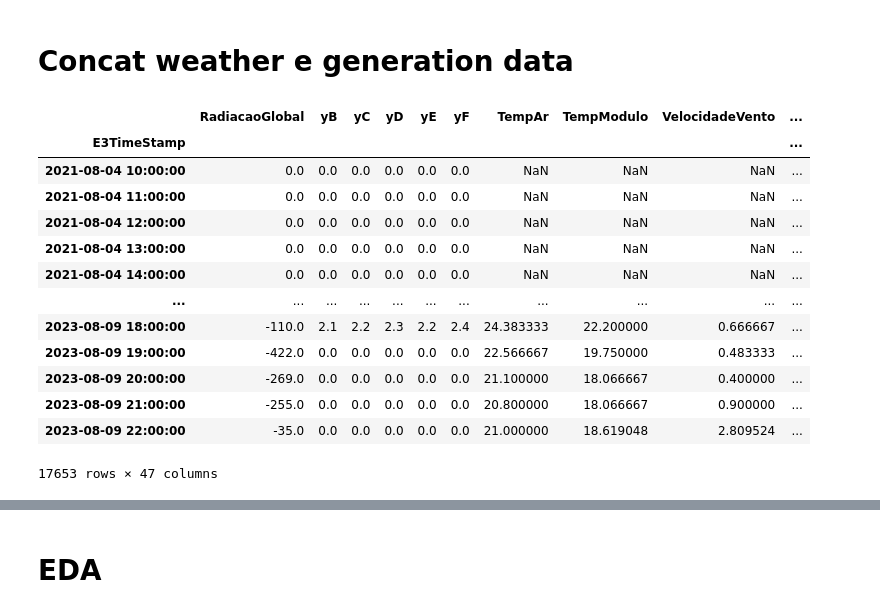
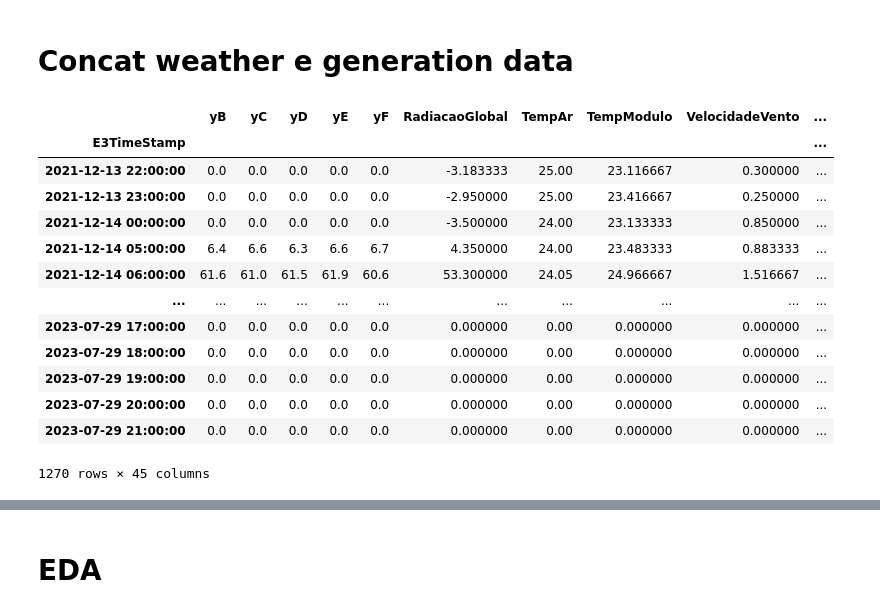
Before and after one commit to luisfernandoagottani/doctorade, a Jupyter notebook: notebooks/loanda/model_training.ipynb, the cells around one changed output, grey strips where cells are left out. Saved outputs shown, nothing was run; the diff lists cells and outputs as text; code cells hidden in the pictures.

```diff
--- a/notebooks/loanda/model_training.ipynb
+++ b/notebooks/loanda/model_training.ipynb
@@ -72,0 +262,3 @@ df = df[~(df['yF'].isna())]
+# %%
+df_hora = pd.concat([df_hora_soma,df_hora_media], axis = 1)
+df_hora
@@ -72,0 +287,19 @@ df = df[~(df['yF'].isna())]
+# %%
+try:
+  df_hora = df_hora.set_index('E3TimeStamp')
+except:
+  pass
+
+df_descricao = pd.DataFrame()
+
+df_descricao['No_None_Values_Count'] = round(df_hora.apply(lambda x: x.count()),2)
+df_descricao['None_Values_Count'] = round(df_hora.apply(lambda x: x.isnull().sum()),2)
+df_descricao['Zeroes_Values_Count'] = round(df_hora.apply(lambda x: (x == 0).sum()),2)
+df_descricao['Min_Values'] = round(df_hora.apply(lambda x: x.min()),2)
+df_descricao['Max_Values'] = round(df_hora.apply(lambda x: x.max()),2)
+df_descricao['Mean_Values'] = round(df_hora.apply(lambda x: x.mean()),2)
+df_descricao['Std_Values'] = round(df_hora.apply(lambda x: x.std()),2)
+df_descricao['Sum of Values'] = round(df_hora.apply(lambda x: x.sum()),0)
+df_descricao['Min_Date'] = df_hora.index.min()
+df_descricao['Max_Date'] = df_hora.index.max()
+df_descricao
@@ -289,7 +351,7 @@ df_generation_hour
 # %% [markdown]
 # Concat weather e generation data
 # %%
-df_generation_hour = df_generation_hour.reset_index()
-df_generation_hour['time_join_generation'] = df_generation_hour['E3TimeStamp'].dt.date.astype(str) +' '+ df_generation_hour['E3TimeStamp'].dt.hour.astype(str)
+df_hora = df_hora.reset_index()
+df_hora['time_join_generation'] = df_hora['E3TimeStamp'].dt.date.astype(str) +' '+ df_hora['E3TimeStamp'].dt.hour.astype(str)
 df_weather['time_in_iso8601'] = pd.to_datetime(df_weather['time_in_iso8601'], format='ISO8601')
 df_weather['time_join_generation'] = df_weather['time_in_iso8601'].dt.date.astype(str) +' '+ df_weather['time_in_iso8601'].dt.hour.astype(str)
@@ -298,17 +358,28 @@ df = df_generation_hour.merge(df_weather,how='left',on = 'time_join_generation')
-# %%
-df
-# %% [output]
-|  | RadiacaoGlobal | yB | yC | yD | yE | yF | TempAr | TempModulo | VelocidadeVento | ... |
-| E3TimeStamp |  |  |  |  |  |  |  |  |  | ... |
-| 2021-08-04 10:00:00 | 0.0 | 0.0 | 0.0 | 0.0 | 0.0 | 0.0 | NaN | NaN | NaN | ... |
-| 2021-08-04 11:00:00 | 0.0 | 0.0 | 0.0 | 0.0 | 0.0 | 0.0 | NaN | NaN | NaN | ... |
-| 2021-08-04 12:00:00 | 0.0 | 0.0 | 0.0 | 0.0 | 0.0 | 0.0 | NaN | NaN | NaN | ... |
-| 2021-08-04 13:00:00 | 0.0 | 0.0 | 0.0 | 0.0 | 0.0 | 0.0 | NaN | NaN | NaN | ... |
-| 2021-08-04 14:00:00 | 0.0 | 0.0 | 0.0 | 0.0 | 0.0 | 0.0 | NaN | NaN | NaN | ... |
-| ... | ... | ... | ... | ... | ... | ... | ... | ... | ... | ... |
-| 2023-08-09 18:00:00 | -110.0 | 2.1 | 2.2 | 2.3 | 2.2 | 2.4 | 24.383333 | 22.200000 | 0.666667 | ... |
-| 2023-08-09 19:00:00 | -422.0 | 0.0 | 0.0 | 0.0 | 0.0 | 0.0 | 22.566667 | 19.750000 | 0.483333 | ... |
-| 2023-08-09 20:00:00 | -269.0 | 0.0 | 0.0 | 0.0 | 0.0 | 0.0 | 21.100000 | 18.066667 | 0.400000 | ... |
-| 2023-08-09 21:00:00 | -255.0 | 0.0 | 0.0 | 0.0 | 0.0 | 0.0 | 20.800000 | 18.066667 | 0.900000 | ... |
-| 2023-08-09 22:00:00 | -35.0 | 0.0 | 0.0 | 0.0 | 0.0 | 0.0 | 21.000000 | 18.619048 | 2.809524 | ... |
-17653 rows × 47 columns
+# %%
+df_hora_all = df_hora.merge(df_weather,how='left',on = 'time_join_generation')
+try:
+    del df_hora_all['time_in_iso8601']
+except:
+    pass
+try:
+    del df_hora_all['time_join_generation']
+except:
+    pass
+df_hora_all = df_hora_all.set_index("E3TimeStamp")
+# %%
+df_hora_all[df_hora_all['cloudcover_in_%'] > 90]
+# %% [output]
+|  | yB | yC | yD | yE | yF | RadiacaoGlobal | TempAr | TempModulo | VelocidadeVento | ... |
+| E3TimeStamp |  |  |  |  |  |  |  |  |  | ... |
+| 2021-12-13 22:00:00 | 0.0 | 0.0 | 0.0 | 0.0 | 0.0 | -3.183333 | 25.00 | 23.116667 | 0.300000 | ... |
+| 2021-12-13 23:00:00 | 0.0 | 0.0 | 0.0 | 0.0 | 0.0 | -2.950000 | 25.00 | 23.416667 | 0.250000 | ... |
+| 2021-12-14 00:00:00 | 0.0 | 0.0 | 0.0 | 0.0 | 0.0 | -3.500000 | 24.00 | 23.133333 | 0.850000 | ... |
+| 2021-12-14 05:00:00 | 6.4 | 6.6 | 6.3 | 6.6 | 6.7 | 4.350000 | 24.00 | 23.483333 | 0.883333 | ... |
+| 2021-12-14 06:00:00 | 61.6 | 61.0 | 61.5 | 61.9 | 60.6 | 53.300000 | 24.05 | 24.966667 | 1.516667 | ... |
+| ... | ... | ... | ... | ... | ... | ... | ... | ... | ... | ... |
+| 2023-07-29 17:00:00 | 0.0 | 0.0 | 0.0 | 0.0 | 0.0 | 0.000000 | 0.00 | 0.000000 | 0.000000 | ... |
+| 2023-07-29 18:00:00 | 0.0 | 0.0 | 0.0 | 0.0 | 0.0 | 0.000000 | 0.00 | 0.000000 | 0.000000 | ... |
+| 2023-07-29 19:00:00 | 0.0 | 0.0 | 0.0 | 0.0 | 0.0 | 0.000000 | 0.00 | 0.000000 | 0.000000 | ... |
+| 2023-07-29 20:00:00 | 0.0 | 0.0 | 0.0 | 0.0 | 0.0 | 0.000000 | 0.00 | 0.000000 | 0.000000 | ... |
+| 2023-07-29 21:00:00 | 0.0 | 0.0 | 0.0 | 0.0 | 0.0 | 0.000000 | 0.00 | 0.000000 | 0.000000 | ... |
+1270 rows × 45 columns
```
Also changed, not shown: parts of 41 cells of this notebook.
